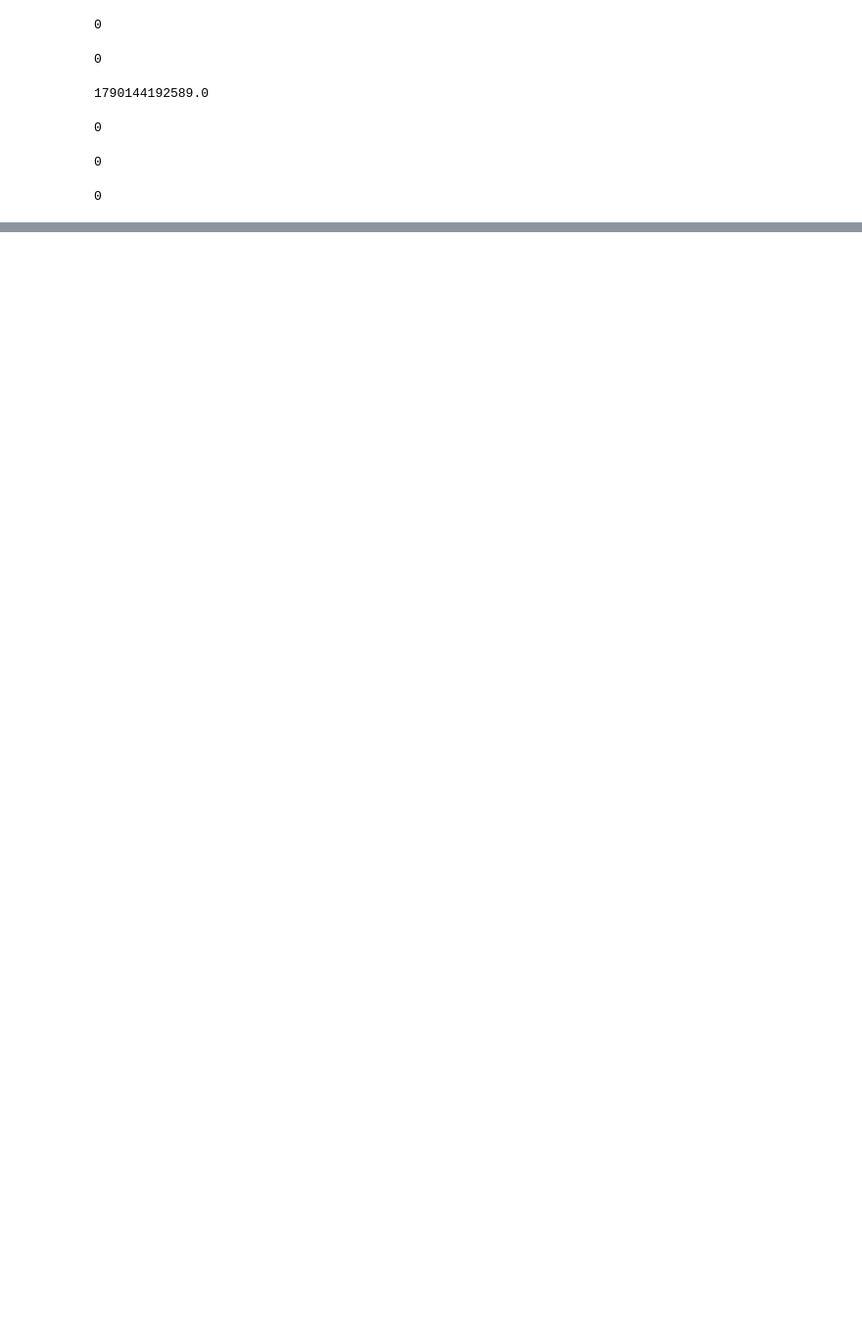
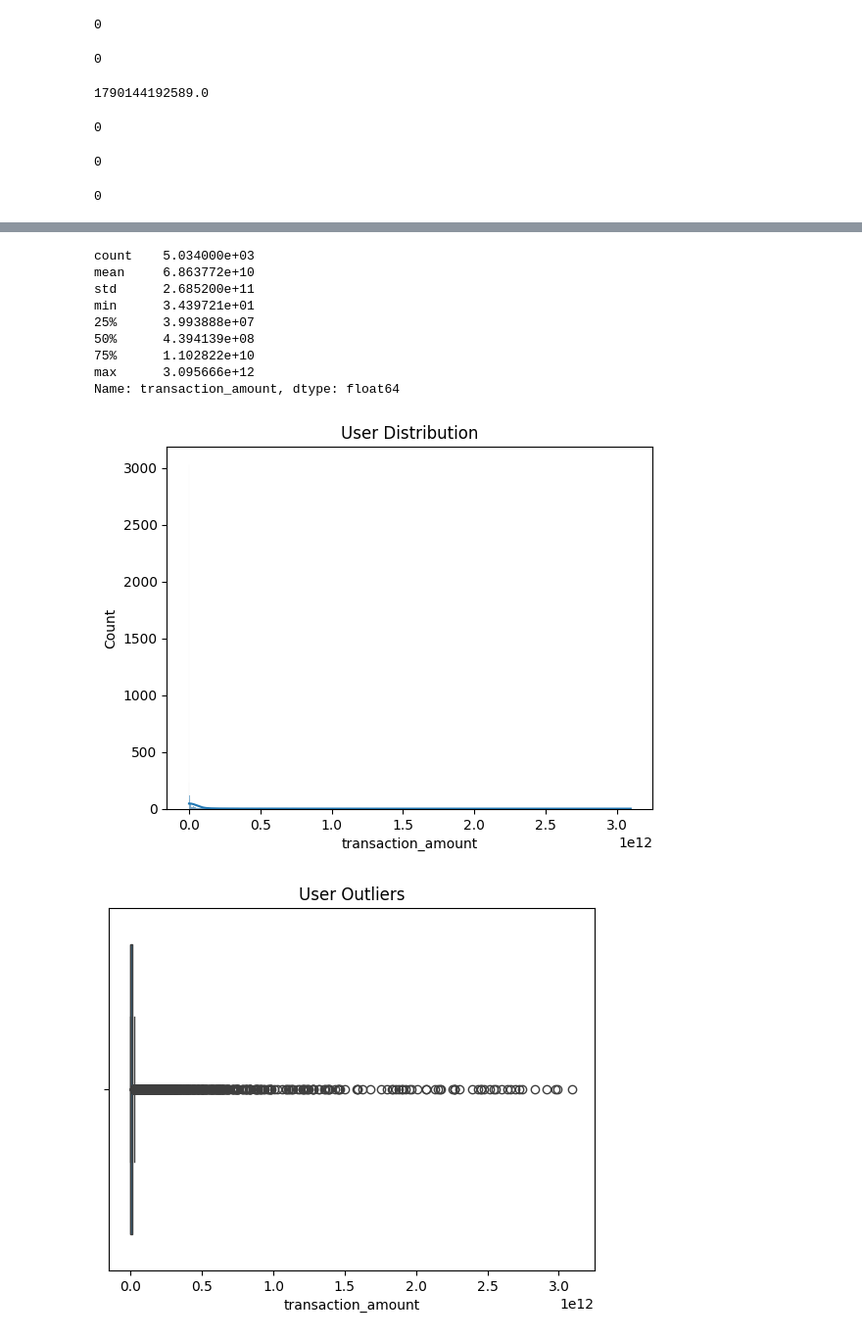
Before and after one commit to Ranjitha23ds/Phonepe-Pulse-Data-Visualization-and-Exploration, a Jupyter notebook: Phone.ipynb, the cells around one changed output, grey strips where cells are left out. Shown: that part at 98% size. Saved outputs shown, nothing was run; the diff lists cells and outputs as text; code cells hidden in the pictures; blank space fills up the shorter version.

```diff
--- a/Phone.ipynb
+++ b/Phone.ipynb
@@ -743,0 +785,29 @@ select distinct quarter,year from
+# %%
+import pandas as pd
+import matplotlib.pyplot as plt
+import seaborn as sns
+
+# Summary
+print(agg_transaction['transaction_amount'].describe())
+
+# Distribution
+sns.histplot(agg_transaction['transaction_amount'], kde=True)
+plt.title("User Distribution")
+plt.show()
+
+ #Boxplot
+sns.boxplot(x=agg_transaction['transaction_amount'])
+plt.title("User Outliers")
+plt.show()
+# %% [output]
+count    5.034000e+03
+mean     6.863772e+10
+std      2.685200e+11
+min      3.439721e+01
+25%      3.993888e+07
+50%      4.394139e+08
+75%      1.102822e+10
+max      3.095666e+12
+Name: transaction_amount, dtype: float64
+[figure, added]
+[figure, added]
```
Also changed, not shown: parts of 2 cells of this notebook.
